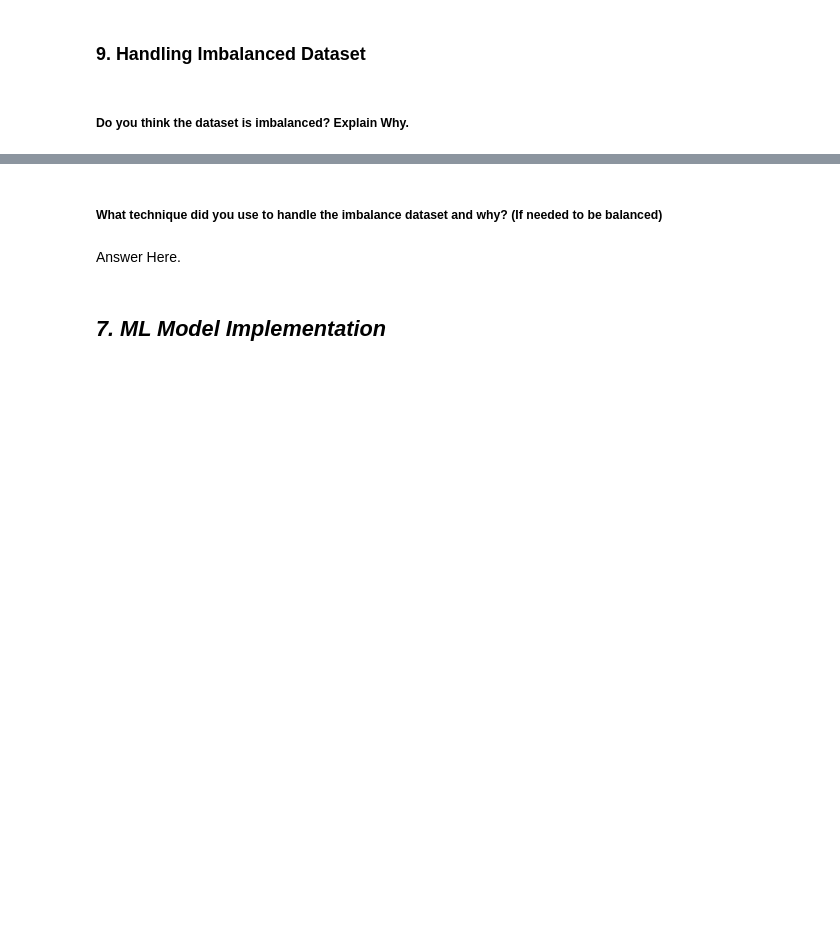
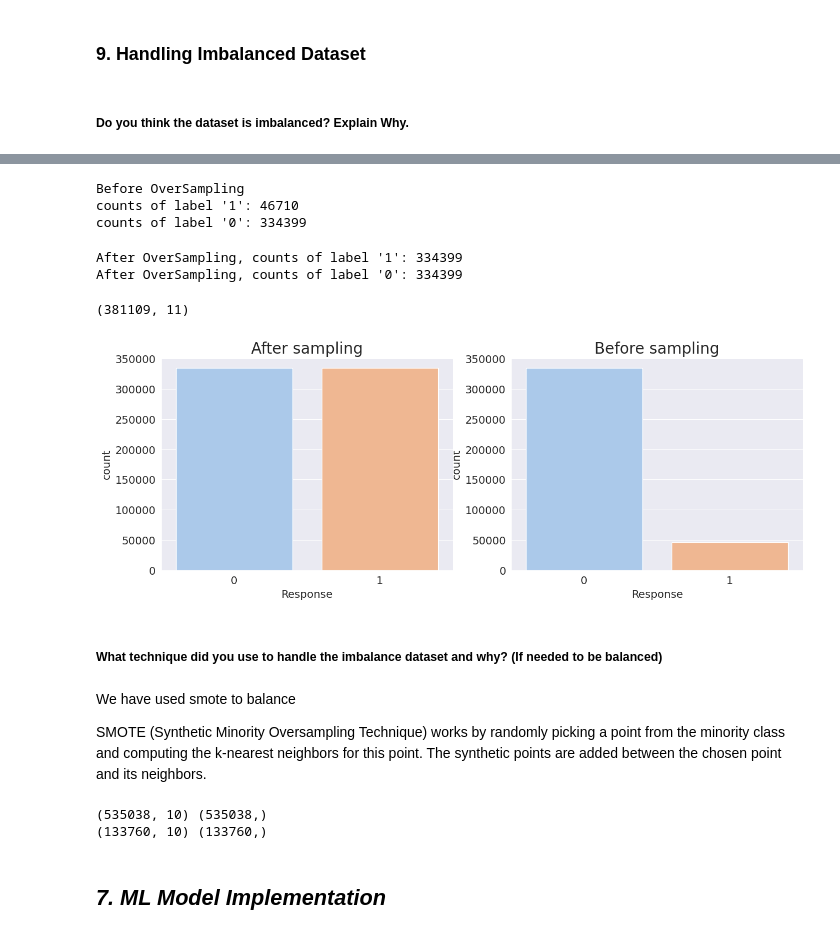
Before and after one commit to NIKHILNIGUDKAR/Health-Insurance-Cross-Sell-Prediction, a Jupyter notebook: Health_Insurance_Cross_Sell_Prediction.ipynb, the cells around one changed output, grey strips where cells are left out. Cells and saved outputs as stored; diff of their text form; code cells hidden in the pictures; blank space fills up the shorter version.

```diff
--- a/Health_Insurance_Cross_Sell_Prediction.ipynb
+++ b/Health_Insurance_Cross_Sell_Prediction.ipynb
@@ -1026,2 +1073,10 @@ Answer Here.
+# %%
+# Select your features wisely to avoid overfitting
+# Manipulate Features to minimize feature correlation and create new features
+#we see there is 0.01 correlation between dirviing licence and response.
+# logically we see that its pretty obvious we do not offer insurance to people who do not own a license, so this column is irrelavant.
+
+# dropping the Driving Licence Yes column.
+df.drop(columns=['Driving_License_Yes'],axis=1,inplace=True)
 # %% [markdown]
 ##### What all feature selection methods have you used  and why?
@@ -1074,4 +1131,48 @@ Answer Here.
+# %%
+#Defining X(independent variables) and y(response) variable
+
+X=df.drop(['Response'],axis=1)
+y=df['Response']
+print('Before OverSampling')
+print("counts of label '1': {}".format(sum(y == 1)))
+print("counts of label '0': {}".format(sum(y == 0)))
+# %% [output]
+Before OverSampling
+counts of label '1': 46710
+counts of label '0': 334399
+# %%
+# Handling Imbalanced Dataset (If needed)
+# Using SMOTE method
+
+smote_var=SMOTE()
+x_balanced, y_balanced = smote_var.fit_resample(X, y.ravel()) # y.ravel() is used to flatten the y array. ravel() converts it into a 1D array of shape (n_samples,).
+
+print("After OverSampling, counts of label '1': {}".format(sum(y_balanced == 1)))
+print("After OverSampling, counts of label '0': {}".format(sum(y_balanced == 0)))
+# %% [output]
+After OverSampling, counts of label '1': 334399
+After OverSampling, counts of label '0': 334399
+# %%
+df.shape
+# %% [output]
+(381109, 11)
+# %%
+# Visualizing the balanced dataset
+plt.figure(figsize = (15,5))
+plt.subplot(1,2,2)
+sns.countplot(x=df['Response'], data=df, palette='pastel')
+plt.title('Before sampling',fontsize=20)
+
+plt.subplot(1,2,1)
+sns.countplot(x=y_balanced,palette='pastel')
+plt.title('After sampling',fontsize=20)
+plt.xlabel('Response')
+plt.show()
+# %% [output]
+[figure, added]
 # %% [markdown]
 ##### What technique did you use to handle the imbalance dataset and why? (If needed to be balanced)
-# %% [markdown]
-Answer Here.
+# %% [markdown]
+We have used smote to balance
+
+SMOTE (Synthetic Minority Oversampling Technique) works by randomly picking a point from the minority class and computing the k-nearest neighbors for this point. The synthetic points are added between the chosen point and its neighbors.
@@ -1078,2 +1182,13 @@ Answer Here.
+# %%
+# Normalizing the Dataset using Standard Scaling Technique.
+
+scaler=StandardScaler()
+X_train=scaler.fit_transform(X_train)
+X_test=scaler.transform(X_test)
+print(X_train.shape,y_train.shape)
+print(X_test.shape,y_test.shape)
+# %% [output]
+(535038, 10) (535038,)
+(133760, 10) (133760,)
 # %% [markdown]
 ## ***7. ML Model Implementation***
```
Also changed, not shown: parts of 69 cells of this notebook.
